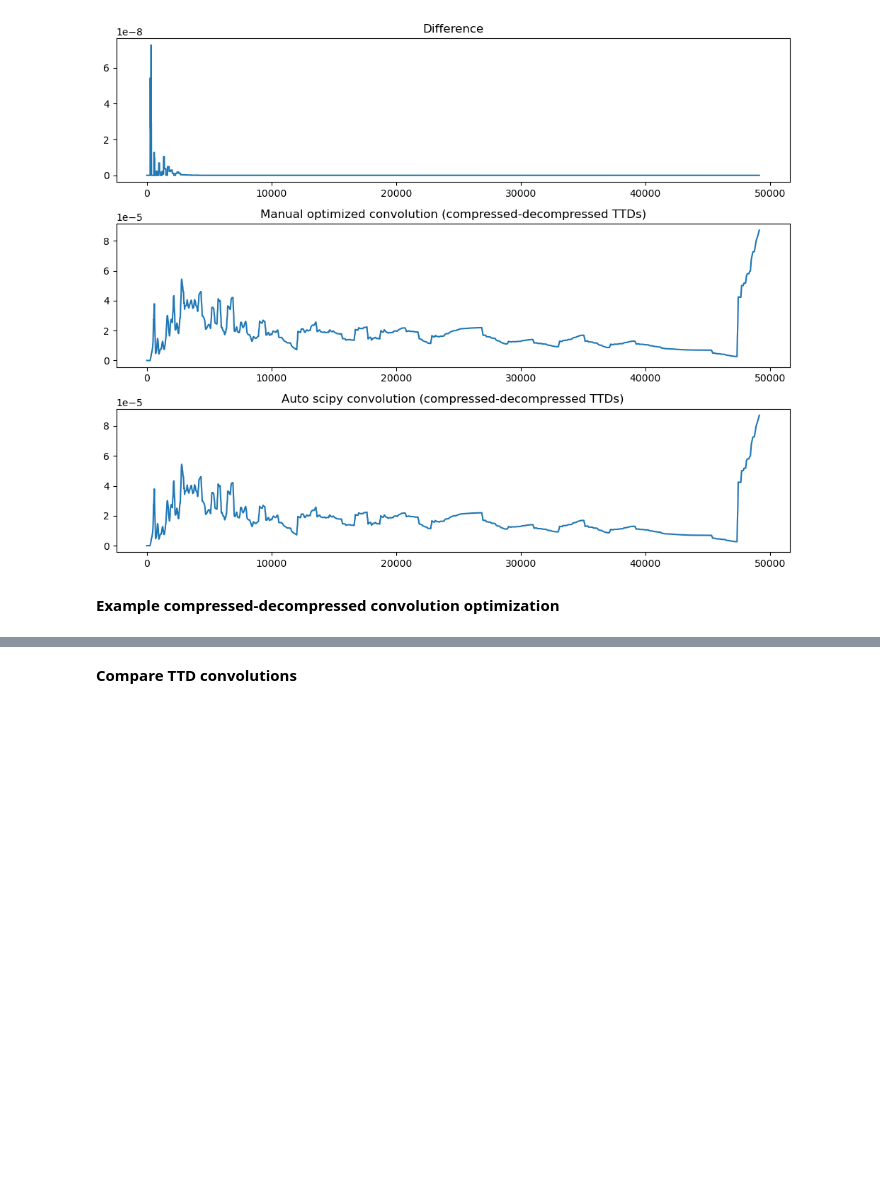
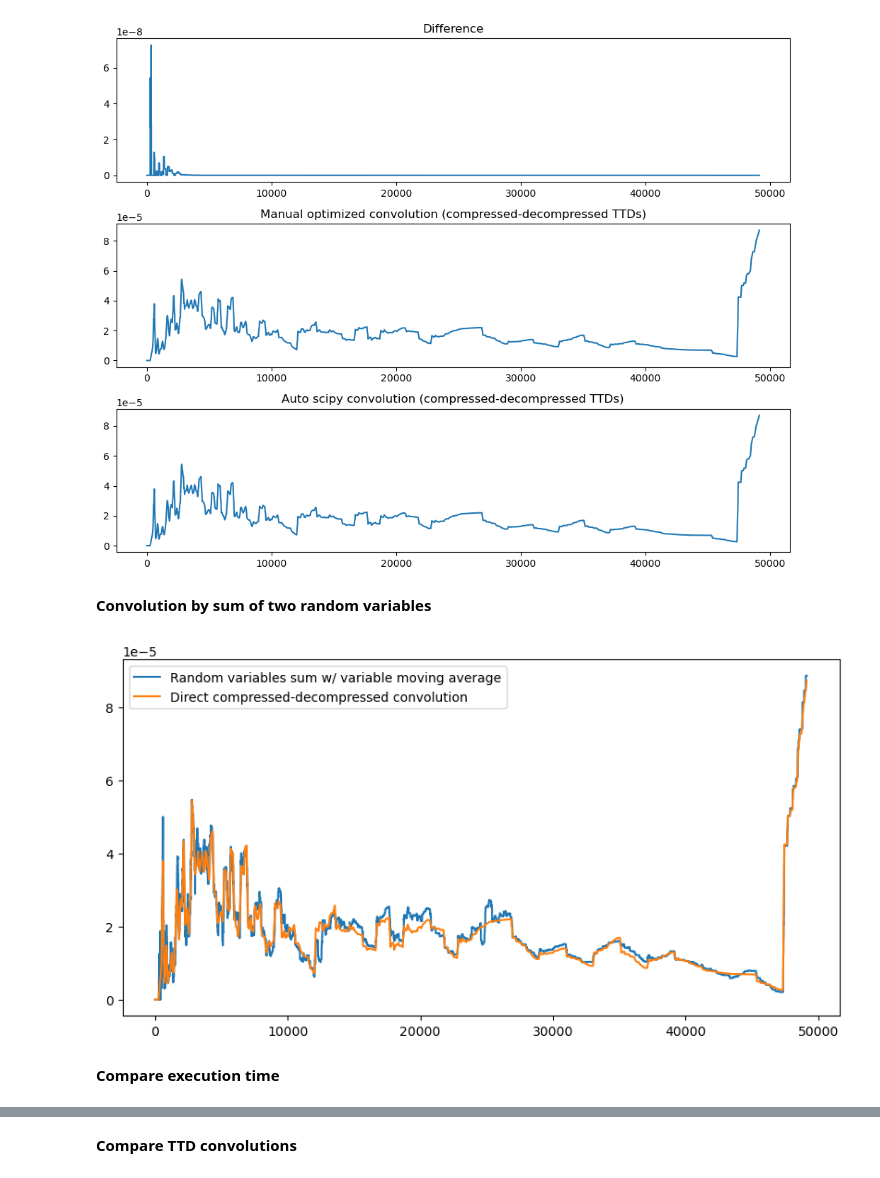
Before and after one commit to rmiazza/buckets_chain, a Jupyter notebook: buckets_chain_spinup_conc_conv_test.ipynb, the cells around one changed output, grey strips where cells are left out. Saved outputs shown, nothing was run; the diff lists cells and outputs as text; code cells hidden in the pictures; blank space fills up the shorter version.

```diff
--- a/buckets_chain_spinup_conc_conv_test.ipynb
+++ b/buckets_chain_spinup_conc_conv_test.ipynb
@@ -484,5 +553,3 @@ axs[2].set_title('Auto scipy convolution (compressed-decompressed TTDs)')
 fig.tight_layout()
 # %% [output]
 [figure]
-# %% [markdown]
-**Example compressed-decompressed convolution optimization**
@@ -536,0 +556,2 @@ ax.legend();
+# %% [markdown]
+**Convolution by sum of two random variables**
@@ -536,0 +562,47 @@ ax.legend();
+# %%
+def find_xi(a_, r_, i_):
+    xi_ = a_ * (1 - r_**(i_ // a_)) / (1 - r_) + (i_ % a_) * r_**(i_ // a_)
+    return int(xi_)
+
+# First timestep of each bin (age class)
+xi_indices_all = np.array([find_xi(a, r, i) for i in range(a * int(n) + 1)])
+
+# Compute the average age of every age class
+T_i_bar = np.zeros(a * int(n))
+
+for j in range (a * int(n)):
+    T_i_bar[j] = (xi_indices_all[j] + xi_indices_all[j+1] - 1) / 2
+# %%
+# Sum the two random variables, sum of the average age of the randomly sampled age classes
+T_Q_l_rand = (T_i_bar[i_S_u_rand] + T_i_bar[i_S_l_rand]).astype(int)
+
+# Compute the pdf/TTD based on the summed ages
+p_Q_l_temp_rand_conv = np.histogram(T_Q_l_rand, range=(0, np.max(T_Q_l_rand)), bins=np.max(T_Q_l_rand))[0] / i_S_l_rand.size
+
+def running_mean(x, N):
+    cumsum = np.cumsum(np.insert(x, 0, 0))
+    return (cumsum[N:] - cumsum[:-N]) / float(N)
+# %%
+fig, ax = plt.subplots(figsize=(10,5))
+
+p_Q_l_temp_rand_conv_ma = np.zeros_like(p_Q_l_temp_rand_conv)
+ma_period_start = 0
+ma_period_end = 0
+
+for j in range(int(n)):
+    ma_window = r**j
+    ma_period_end += a * ma_window
+
+    p_Q_l_temp_rand_conv_ma[ma_period_start:ma_period_end] = (
+        running_mean(p_Q_l_temp_rand_conv[ma_period_start-int(np.floor(ma_window/2)):ma_period_end+int(np.ceil(ma_window/2))-1], ma_window)
+    )
+    ma_period_start = ma_period_end
+
+ax.plot(p_Q_l_temp_rand_conv_ma[:T_thresh], label='Random variables sum w/ variable moving average')
+ax.plot(p_Q_l_temp_comp_expan_direct[:T_thresh], label='Direct compressed-decompressed convolution')  # moving average shifts the data
+
+ax.legend();
+# %% [output]
+[figure, added]
+# %% [markdown]
+**Compare execution time**
```
Also changed, not shown: parts of 23 cells of this notebook.
